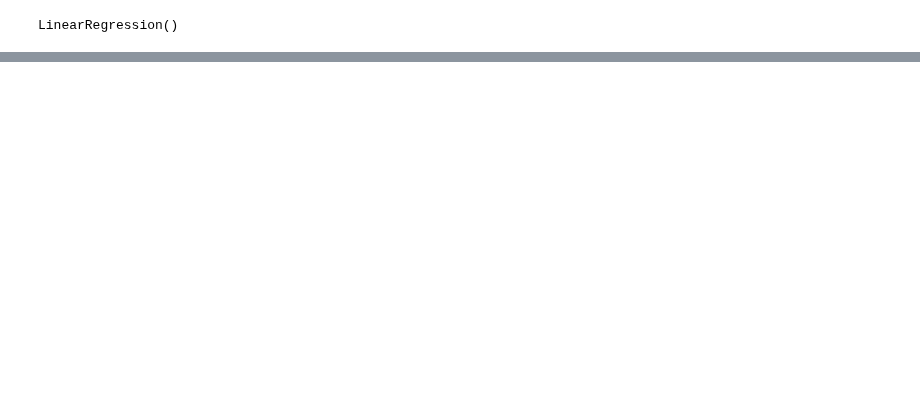
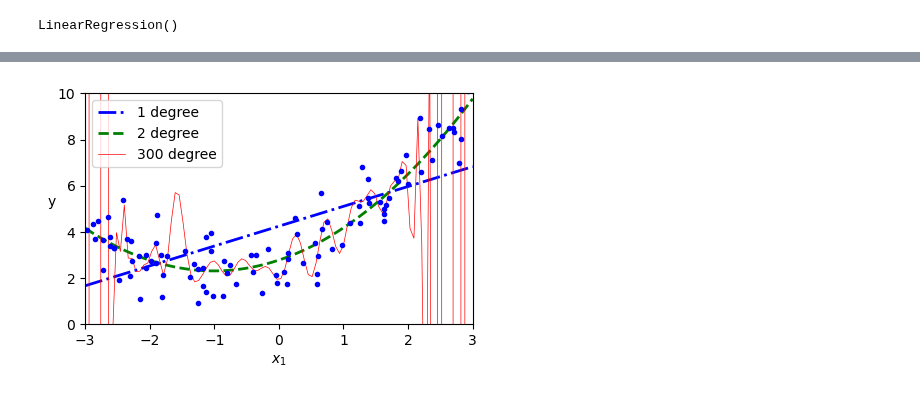
Before and after one commit to ShindeShivam/Machine-Learning, a Jupyter notebook: Fundamentals-of-Machine-Learning/4.Training-Models/training_models.ipynb, the cells around one changed output, grey strips where cells are left out. Cells and saved outputs as stored; diff of their text form; code cells hidden in the pictures; blank space fills up the shorter version.

```diff
--- a/Fundamentals-of-Machine-Learning/4.Training-Models/training_models.ipynb
+++ b/Fundamentals-of-Machine-Learning/4.Training-Models/training_models.ipynb
@@ -316,0 +317,23 @@ plt.show()
+# %%
+from sklearn.preprocessing import StandardScaler
+from sklearn.pipeline import make_pipeline
+from sklearn.impute import SimpleImputer
+plt.figure(figsize=(5,3))
+
+for style,width,degree in(("b-.",2,1),("g--",2,2),("r-",0.5,300)):
+    poly_big_features=PolynomialFeatures(degree=degree,include_bias=False)
+    std_scaler=StandardScaler()
+    lin_reg=LinearRegression()
+    polynomial_regression=make_pipeline(poly_big_features,std_scaler,lin_reg)
+    polynomial_regression.fit(X,y)
+    y_new_big=polynomial_regression.predict(X_new)
+    label=f"{degree} degree"
+    plt.plot(X_new,y_new_big,style,label=label,linewidth=width)
+plt.axis([-3,3,0,10])
+plt.legend()
+plt.plot(X,y,"b.")
+plt.xlabel("$x_1$")
+plt.ylabel("y",rotation=0)
+plt.show()
+# %% [output]
+[figure, added]
```
Also changed, not shown: parts of 8 cells of this notebook.
